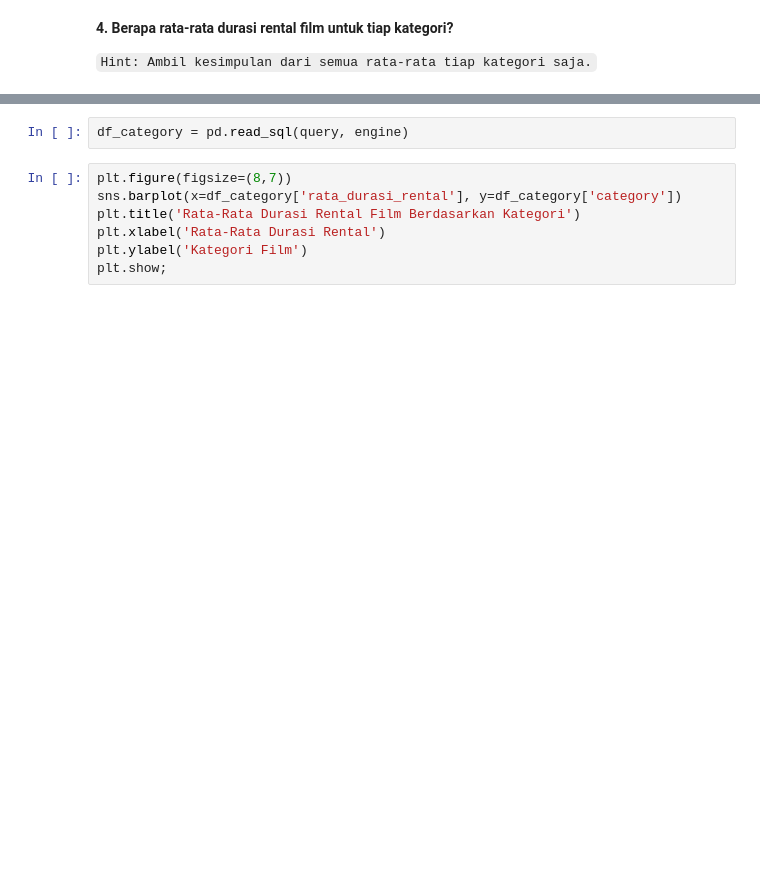
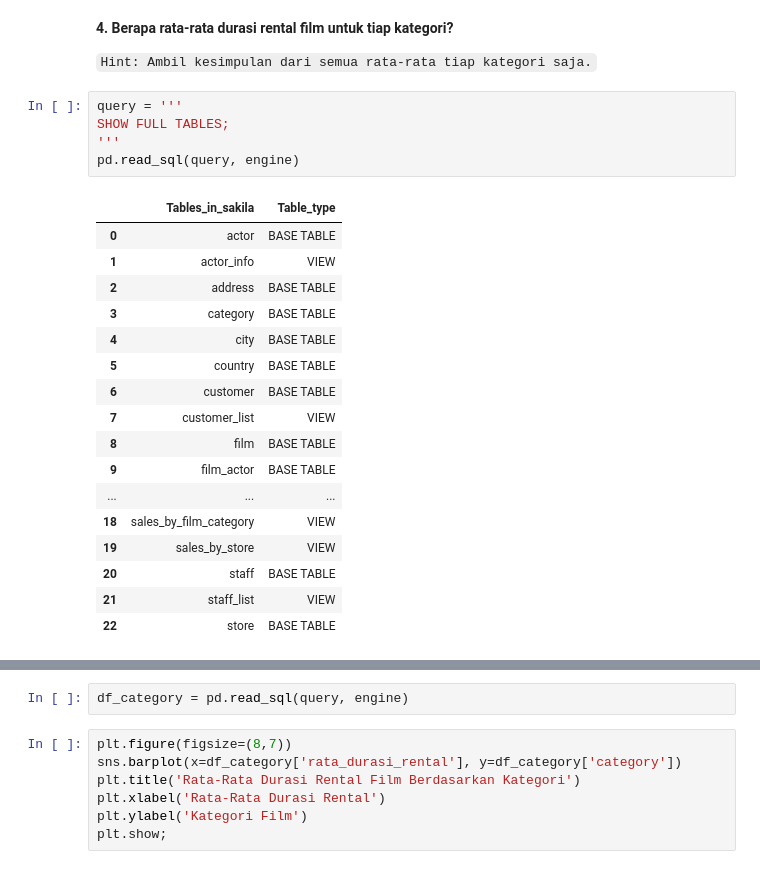
Before and after one commit to uildanila/DATA-SCIENCE, a Jupyter notebook: Module 2/DATA VISUALIZATION/TM4_Latihan_Sakila_Viz.ipynb, the cells around one changed output, grey strips where cells are left out. Saved outputs shown, nothing was run; the diff lists cells and outputs as text; blank space fills up the shorter version.

```diff
--- a/Module 2/DATA VISUALIZATION/TM4_Latihan_Sakila_Viz.ipynb
+++ b/Module 2/DATA VISUALIZATION/TM4_Latihan_Sakila_Viz.ipynb
@@ -151,6 +114,29 @@ pd.read_sql(query, engine)
 **4. Berapa rata-rata durasi rental film untuk tiap kategori?**
 
 `Hint: Ambil kesimpulan dari semua rata-rata tiap kategori saja.`
+# %%
+query = '''
+SHOW FULL TABLES;
+'''
+pd.read_sql(query, engine)
+# %% [output]
+|  | Tables_in_sakila | Table_type |
+| 0 | actor | BASE TABLE |
+| 1 | actor_info | VIEW |
+| 2 | address | BASE TABLE |
+| 3 | category | BASE TABLE |
+| 4 | city | BASE TABLE |
+| 5 | country | BASE TABLE |
+| 6 | customer | BASE TABLE |
+| 7 | customer_list | VIEW |
+| 8 | film | BASE TABLE |
+| 9 | film_actor | BASE TABLE |
+| ... | ... | ... |
+| 18 | sales_by_film_category | VIEW |
+| 19 | sales_by_store | VIEW |
+| 20 | staff | BASE TABLE |
+| 21 | staff_list | VIEW |
+| 22 | store | BASE TABLE |
 # %%
 query = '''
 SELECT B.category, AVG(A.rental_duration) AS rata_durasi_rental
```
Also changed, not shown: parts of 15 cells of this notebook, 1 other file.
